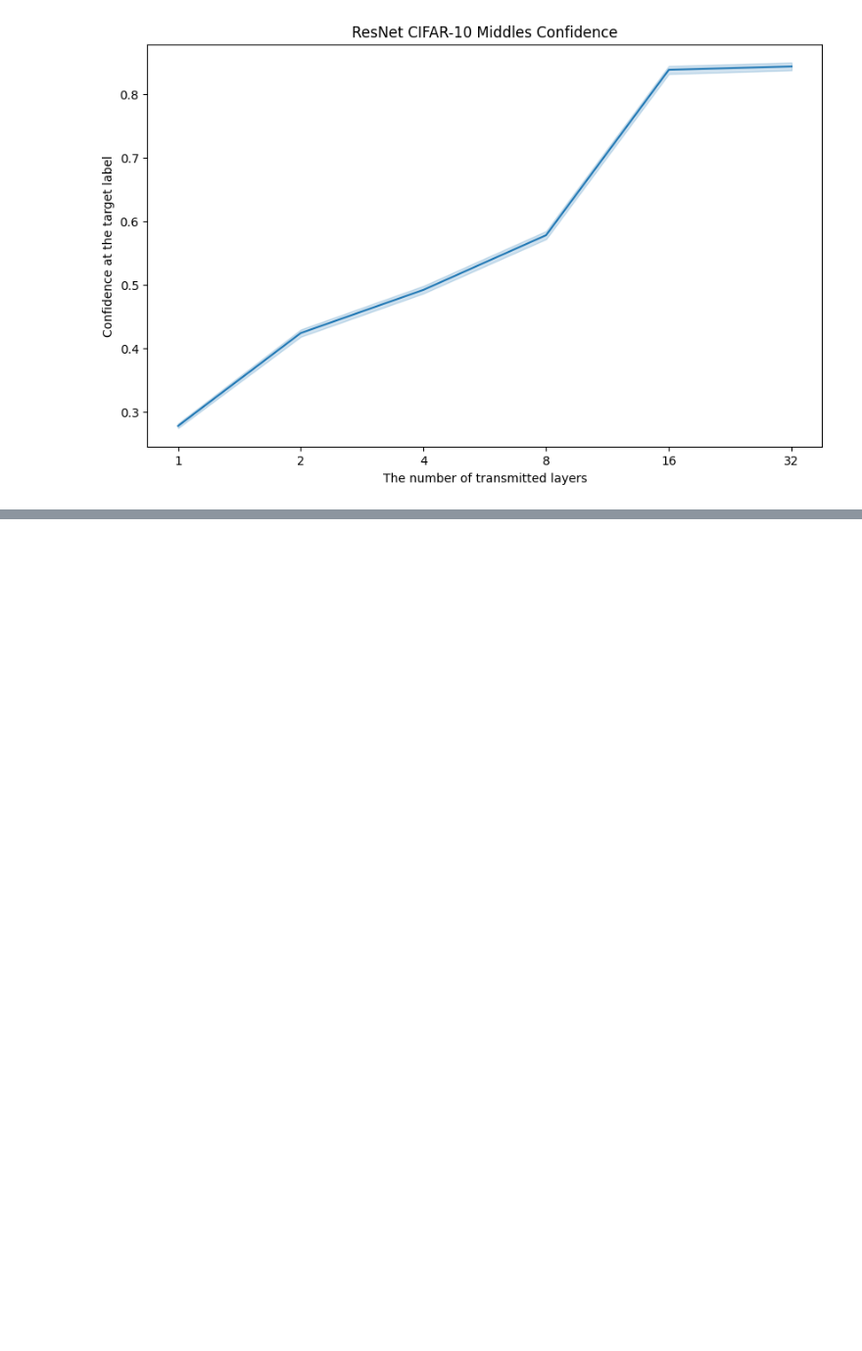
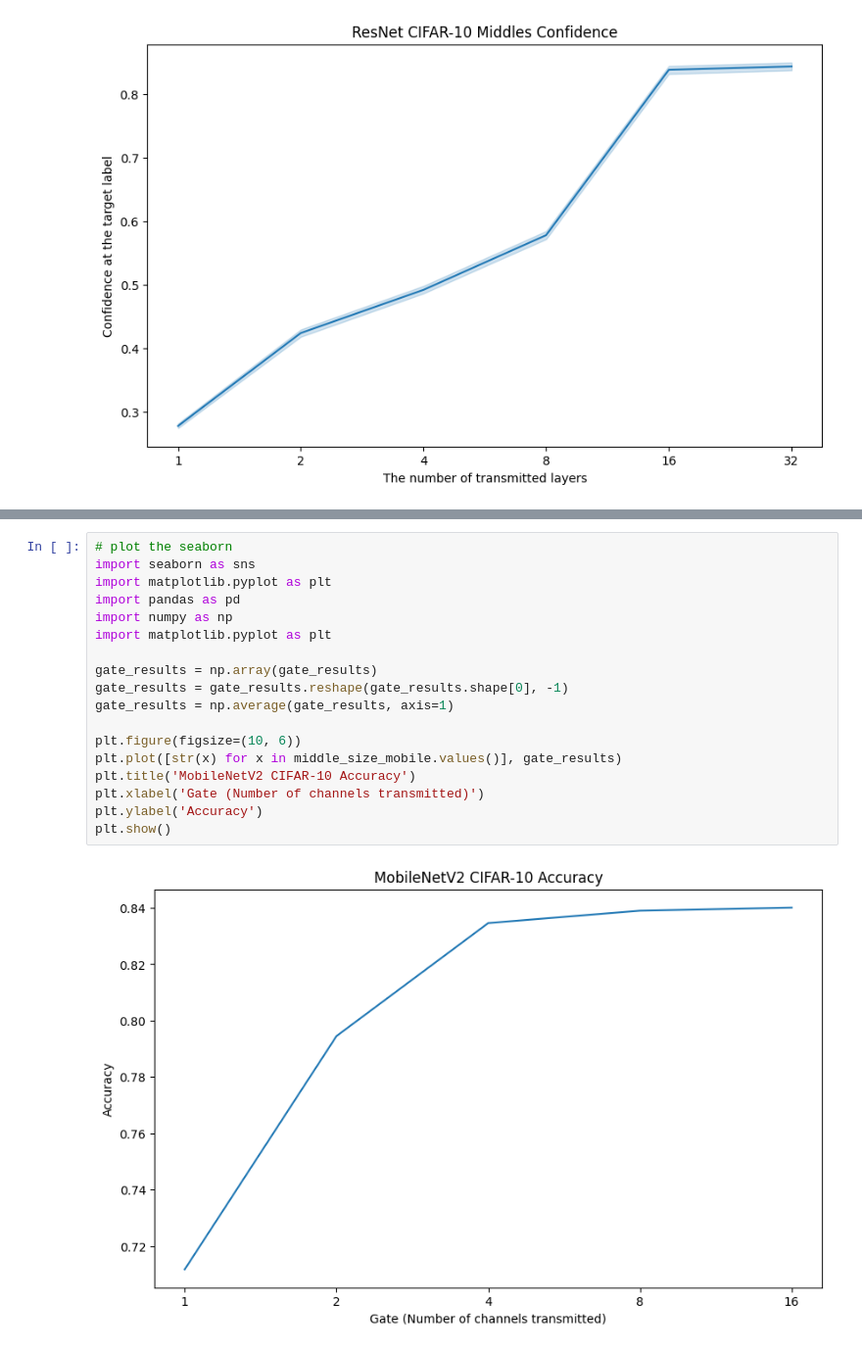
Before and after one commit to TonyPeng-2018/Adaptfilter, a Jupyter notebook: plot_result.ipynb, the cells around one changed output, grey strips where cells are left out. Shown at 98% size. Saved outputs shown, nothing was run; the diff lists cells and outputs as text; blank space fills up the shorter version.

```diff
--- a/plot_result.ipynb
+++ b/plot_result.ipynb
@@ -294,0 +438,20 @@ plt.show()
+# %%
+# plot the seaborn
+import seaborn as sns
+import matplotlib.pyplot as plt
+import pandas as pd
+import numpy as np
+import matplotlib.pyplot as plt
+
+gate_results = np.array(gate_results)
+gate_results = gate_results.reshape(gate_results.shape[0], -1)
+gate_results = np.average(gate_results, axis=1)
+
+plt.figure(figsize=(10, 6))
+plt.plot([str(x) for x in middle_size_mobile.values()], gate_results)
+plt.title('MobileNetV2 CIFAR-10 Accuracy')
+plt.xlabel('Gate (Number of channels transmitted)')
+plt.ylabel('Accuracy')
+plt.show()
+# %% [output]
+[figure, added]
```
Also changed, not shown: parts of 11 cells of this notebook, 6 other files.
